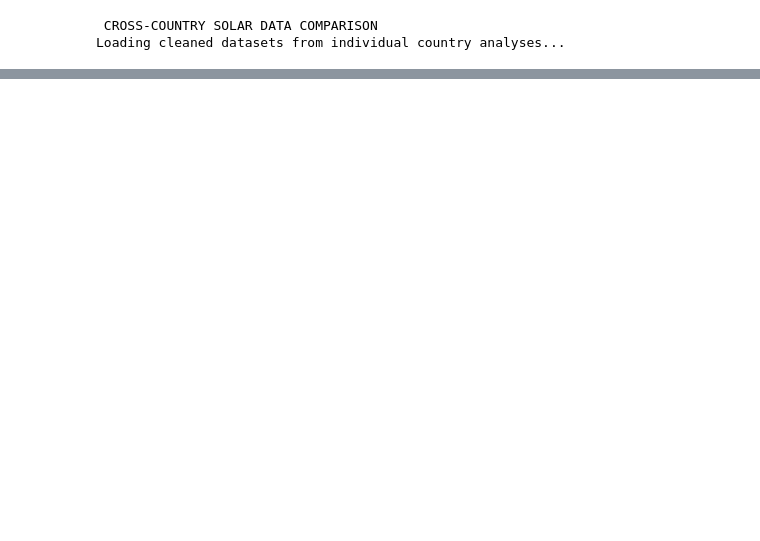
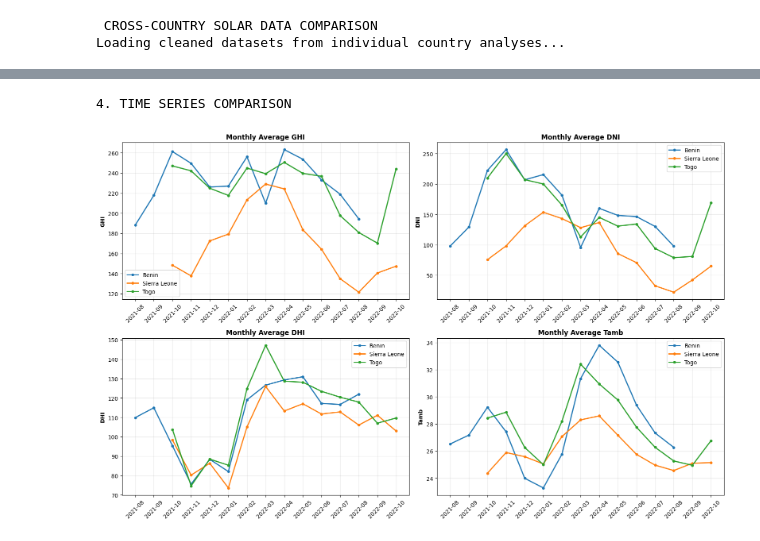
Before and after one commit to Saronzeleke/solar-challenge-week0, a Jupyter notebook: notebooks/4-cross-country-comparison.ipynb, the cells around one changed output, grey strips where cells are left out. Cells and saved outputs as stored; diff of their text form; code cells hidden in the pictures; blank space fills up the shorter version.

```diff
--- a/notebooks/4-cross-country-comparison.ipynb
+++ b/notebooks/4-cross-country-comparison.ipynb
@@ -323,30 +203,33 @@ plt.show()
 # %%
-print("DATA QUALITY ASSESSMENT")
+print("4. TIME SERIES COMPARISON")
 
-# Enhanced missing value analysis
-missing_data = merged_df[metrics].isnull().sum()
-total_records = len(merged_df)
+# Monthly aggregation for trend analysis
+combined['YearMonth'] = combined['Timestamp'].dt.to_period('M')
+monthly_avg = combined.groupby(['Country', 'YearMonth'])[key_metrics].mean().reset_index()
+monthly_avg['YearMonth'] = monthly_avg['YearMonth'].astype(str)
 
-print(f"\nMissing values per metric:")
-for metric, missing in missing_data.items():
-    percentage = (missing/total_records)*100
-    status = "✅ EXCELLENT" if percentage < 1 else "⚠️ ACCEPTABLE" if percentage < 5 else "❌ NEEDS REVIEW"
-    print(f"  {metric}: {missing} missing values ({percentage:.2f}%) - {status}")
+# Plot monthly trends for key metrics
+fig, axes = plt.subplots(2, 2, figsize=(16, 10))
+axes = axes.ravel()
 
-#data consistency check
-print(f"\nData consistency:")
-print(f"  Total records: {len(merged_df):,}")
-if 'Timestamp' in merged_df.columns:
-    date_min = merged_df['Timestamp'].min()
-    date_max = merged_df['Timestamp'].max()
-    print(f"  Date range: {date_min} to {date_max}")
-    print(f"  Duration: {(date_max - date_min).days} days")
-print(f"  Countries: {', '.join(merged_df['Country'].unique())}")
+trend_metrics = ['GHI', 'DNI', 'DHI', 'Tamb']
 
-# Data quality by country
-print(f"\nData quality by country:")
-for country in merged_df['Country'].unique():
-    country_data = merged_df[merged_df['Country'] == country]
-    print(f"  {country}: {len(country_data):,} records "
-          f"({len(country_data)/total_records*100:.1f}% of total)")
+for i, metric in enumerate(trend_metrics):
+    for country in monthly_avg['Country'].unique():
+        country_data = monthly_avg[monthly_avg['Country'] == country]
+        # FIX: Change 'countly_data' to 'country_data'
+        axes[i].plot(country_data['YearMonth'], country_data[metric],
+                    marker='o', label=country, linewidth=2, markersize=4)
+
+    axes[i].set_title(f'Monthly Average {metric}', fontweight='bold', fontsize=12)
+    axes[i].set_ylabel(metric, fontweight='bold')
+    axes[i].legend()
+    axes[i].tick_params(axis='x', rotation=45)
+    axes[i].grid(True, alpha=0.3)
+
+plt.tight_layout()
+plt.show()
+# %% [output]
+4. TIME SERIES COMPARISON
+[figure, added]
 # %%
```
Also changed, not shown: parts of 13 cells of this notebook, 7 other files.
